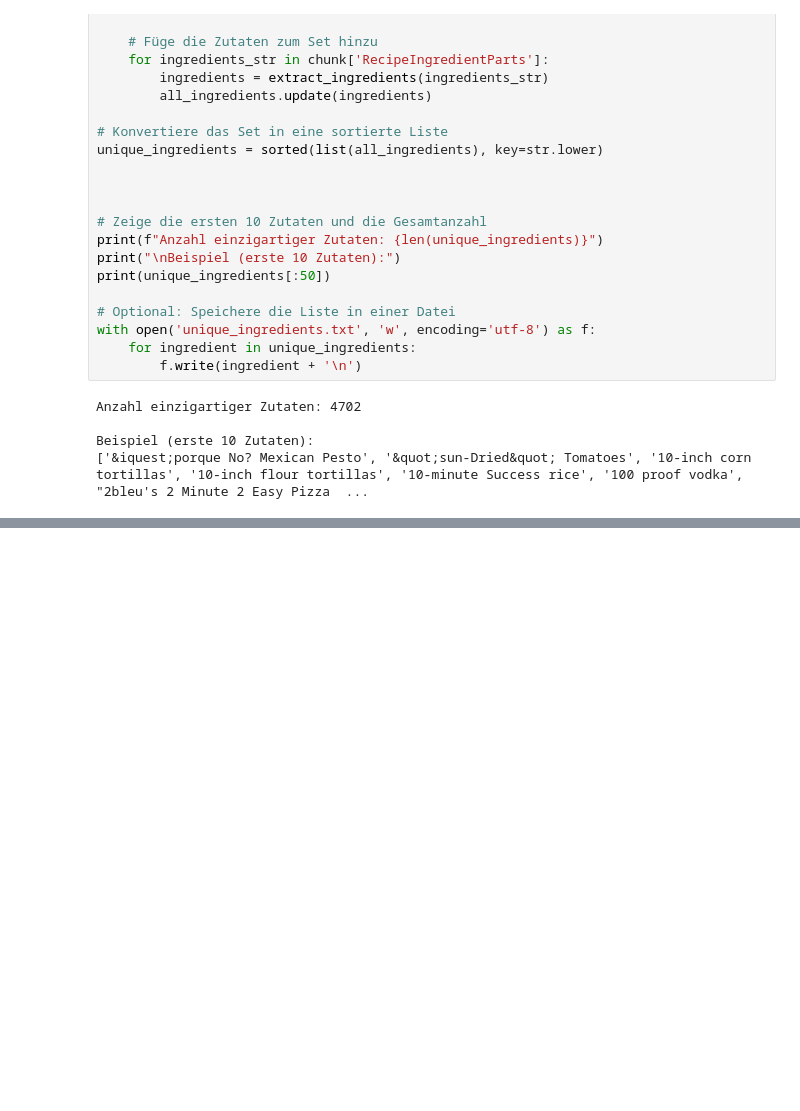
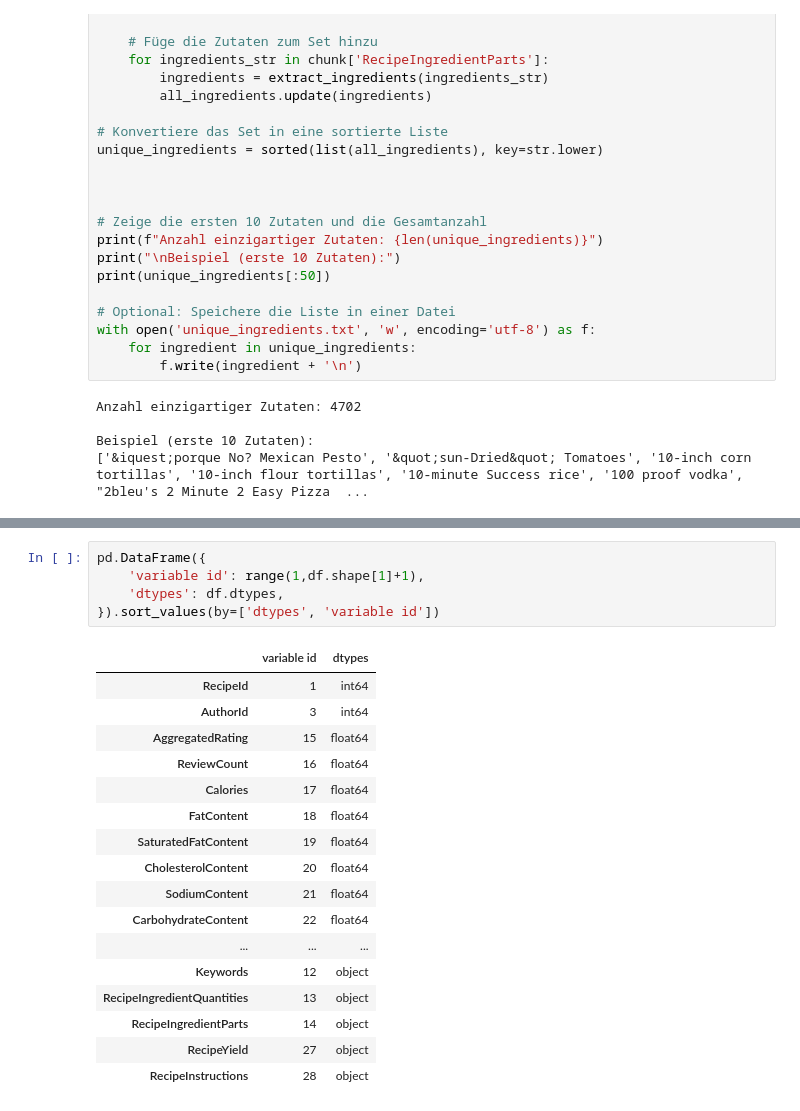
Before and after one commit to TechLabs-Remote-Bootcamp/WS24-MyDailyImpact, a Jupyter notebook: deeplearning/preprocessing.ipynb, the cells around one changed output, grey strips where cells are left out. Drawn from its saved outputs; the diff is of its cells as text; blank space fills up the shorter version.

```diff
--- a/deeplearning/preprocessing.ipynb
+++ b/deeplearning/preprocessing.ipynb
@@ -192,0 +252,23 @@ Beispiel (erste 10 Zutaten):
+# %%
+pd.DataFrame({
+    'variable id': range(1,df.shape[1]+1),
+    'dtypes': df.dtypes,
+}).sort_values(by=['dtypes', 'variable id'])
+# %% [output]
+|  | variable id | dtypes |
+| RecipeId | 1 | int64 |
+| AuthorId | 3 | int64 |
+| AggregatedRating | 15 | float64 |
+| ReviewCount | 16 | float64 |
+| Calories | 17 | float64 |
+| FatContent | 18 | float64 |
+| SaturatedFatContent | 19 | float64 |
+| CholesterolContent | 20 | float64 |
+| SodiumContent | 21 | float64 |
+| CarbohydrateContent | 22 | float64 |
+| ... | ... | ... |
+| Keywords | 12 | object |
+| RecipeIngredientQuantities | 13 | object |
+| RecipeIngredientParts | 14 | object |
+| RecipeYield | 27 | object |
+| RecipeInstructions | 28 | object |
```
Also changed, not shown: parts of 10 cells of this notebook.
